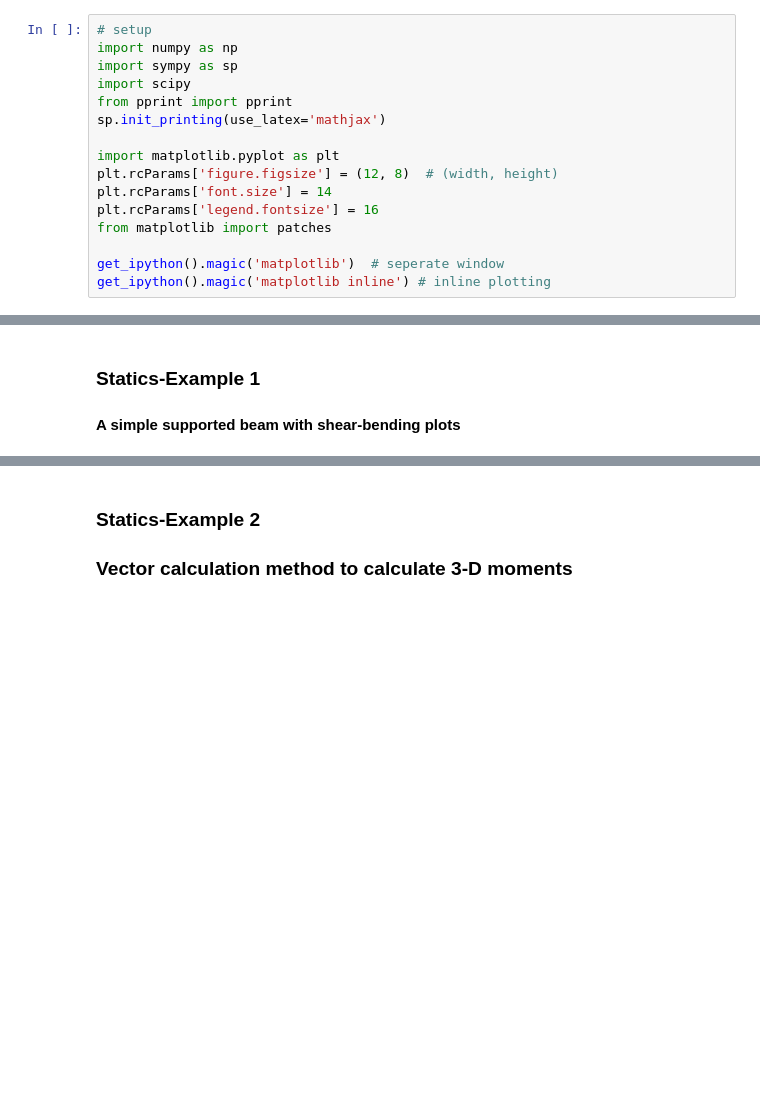
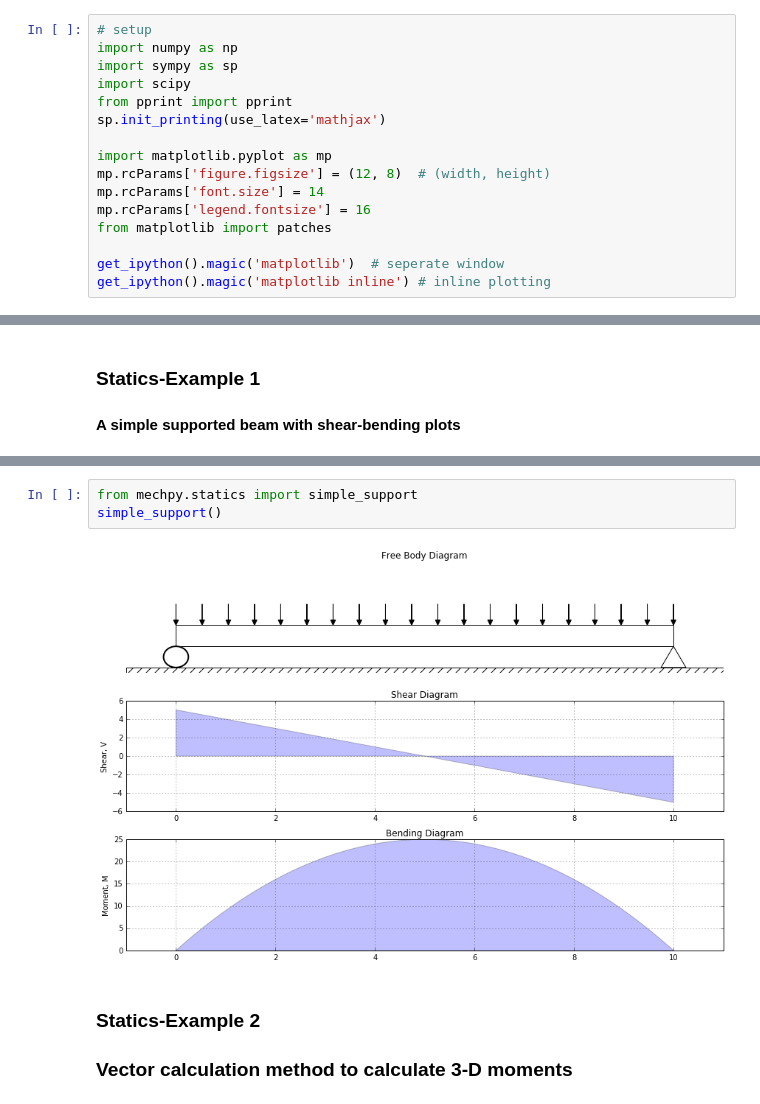
Before and after one commit to nagordon/mechpy, a Jupyter notebook: mechpy.ipynb, the cells around one changed output, grey strips where cells are left out. Saved outputs shown, nothing was run; the diff lists cells and outputs as text; blank space fills up the shorter version.

```diff
--- a/mechpy.ipynb
+++ b/mechpy.ipynb
@@ -50,10 +52,10 @@ import scipy
 from pprint import pprint
 sp.init_printing(use_latex='mathjax')
 
-import matplotlib.pyplot as plt
-plt.rcParams['figure.figsize'] = (12, 8)  # (width, height)
-plt.rcParams['font.size'] = 14
-plt.rcParams['legend.fontsize'] = 16
+import matplotlib.pyplot as mp
+mp.rcParams['figure.figsize'] = (12, 8)  # (width, height)
+mp.rcParams['font.size'] = 14
+mp.rcParams['legend.fontsize'] = 16
 from matplotlib import patches
 
 get_ipython().magic('matplotlib')  # seperate window
@@ -185,3 +120,8 @@ plt.show()
+# %%
+from mechpy.statics import simple_support
+simple_support()
+# %% [output]
+[figure, added]
 # %% [markdown]
 ### Statics-Example 2
 ### Vector calculation method to calculate 3-D moments
```
Also changed, not shown: parts of 13 cells of this notebook, 8 other files.
